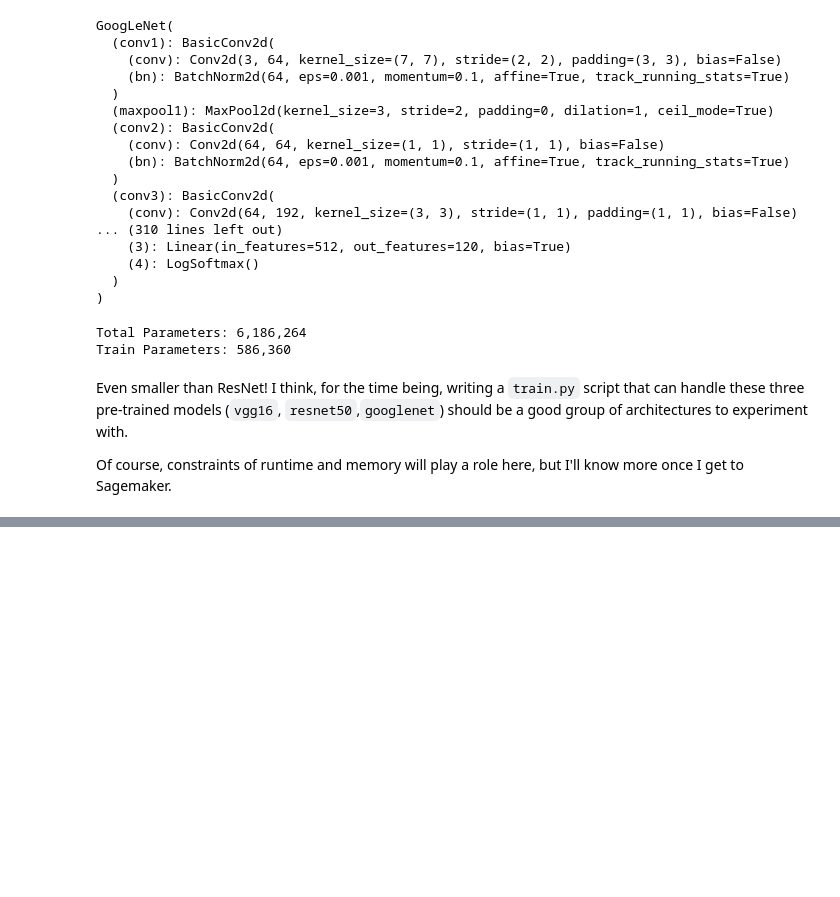
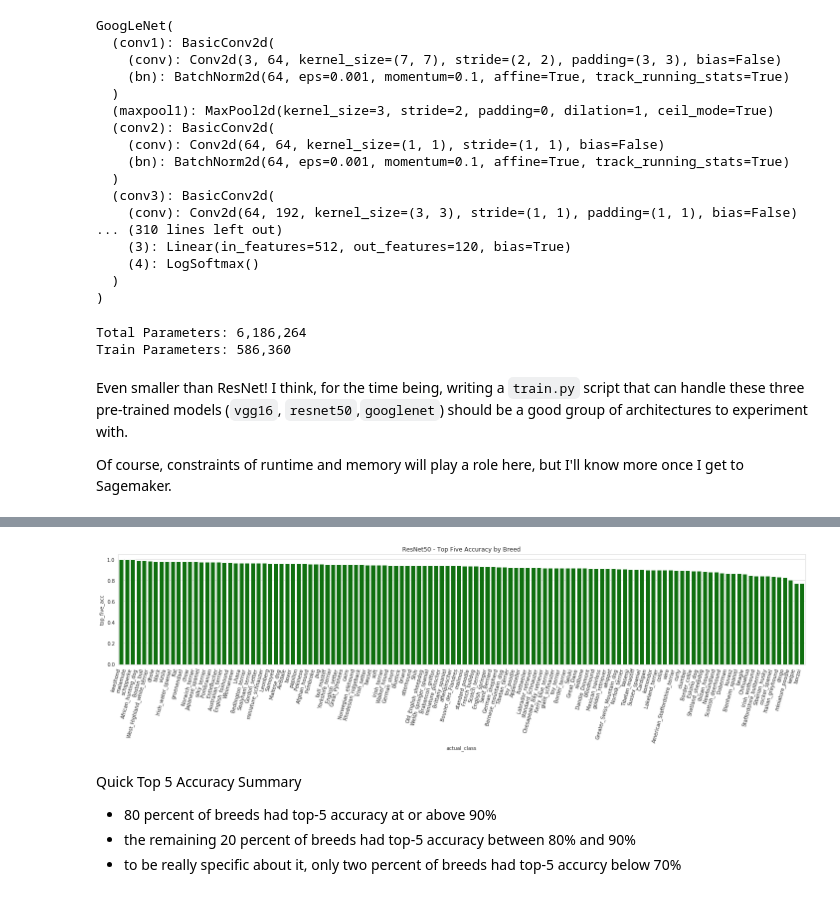
Before and after one commit to ZombieSocrates/ml-udacity-capstone, a Jupyter notebook: 3-CNN_Transfer_Learning.ipynb, the cells around one changed output, grey strips where cells are left out. Drawn from its saved outputs; the diff is of its cells as text; code cells hidden in the pictures; blank space fills up the shorter version.

```diff
--- a/3-CNN_Transfer_Learning.ipynb
+++ b/3-CNN_Transfer_Learning.ipynb
@@ -347,0 +739,26 @@ test_df = pd.DataFrame(data = test_acc_objs)
+# %%
+fig, ax = plt.subplots(figsize = (20,6))
+sns.set_style("whitegrid")
+order = acc_by_breed["top_five_acc"].sort_values(ascending = False).index.tolist()
+acc_plot = sns.barplot(x = "actual_class",
+            y = "top_five_acc",
+            order = order,
+            color = "green",
+            ci = None,
+            ax = ax,
+            n_boot = None,
+            data = test_df)
+acc_plot.set_xticklabels(acc_plot.get_xticklabels(),
+                         rotation = 75,
+                         ha= 'right'
+                        )
+plt.title("ResNet50 - Top Five Accuracy by Breed")
+plt.tight_layout()
+# %% [output]
+[figure, added]
+# %% [markdown]
+Quick Top 5 Accuracy Summary
+
+- 80 percent of breeds had top-5 accuracy at or above 90%
+- the remaining 20 percent of breeds had top-5 accuracy between 80% and 90%
+- to be really specific about it, only two percent of breeds had top-5 accurcy below 70%
```
Also changed, not shown: parts of 98 cells of this notebook.
